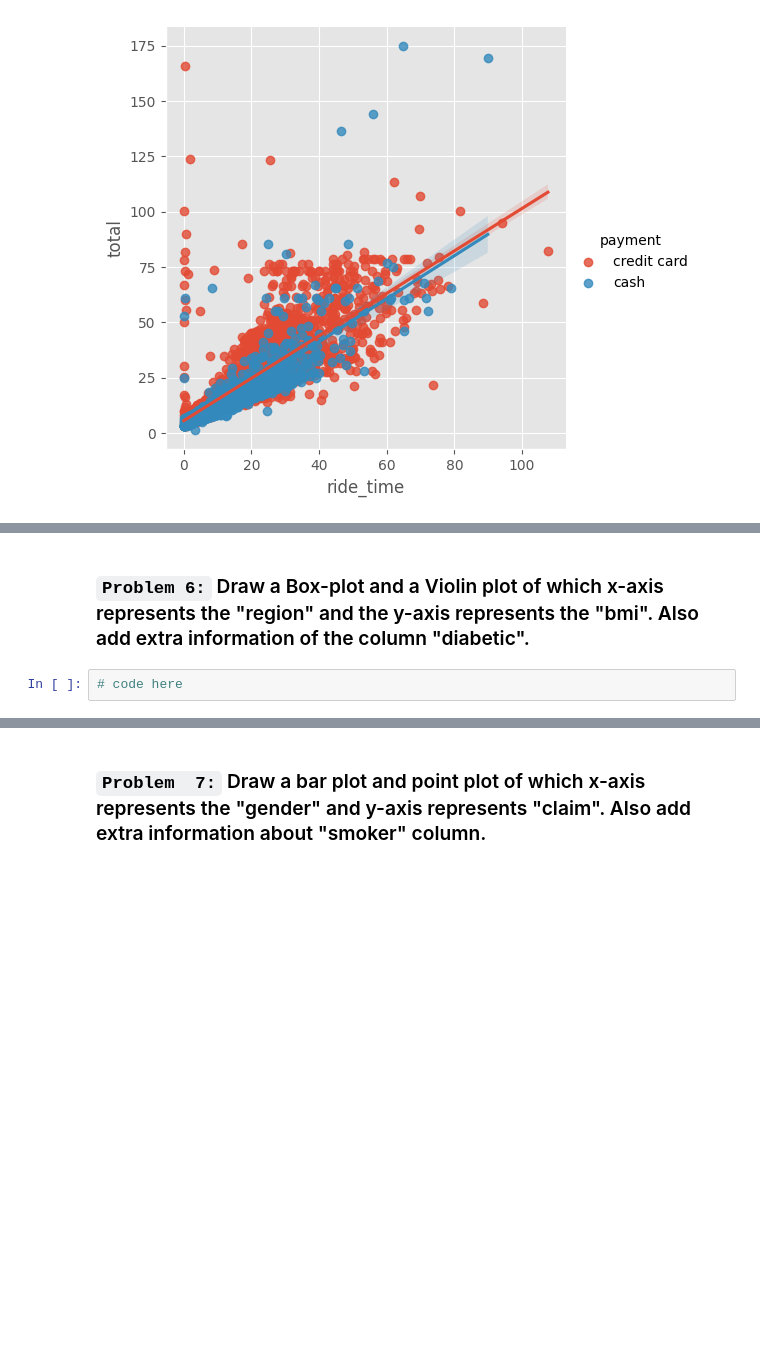
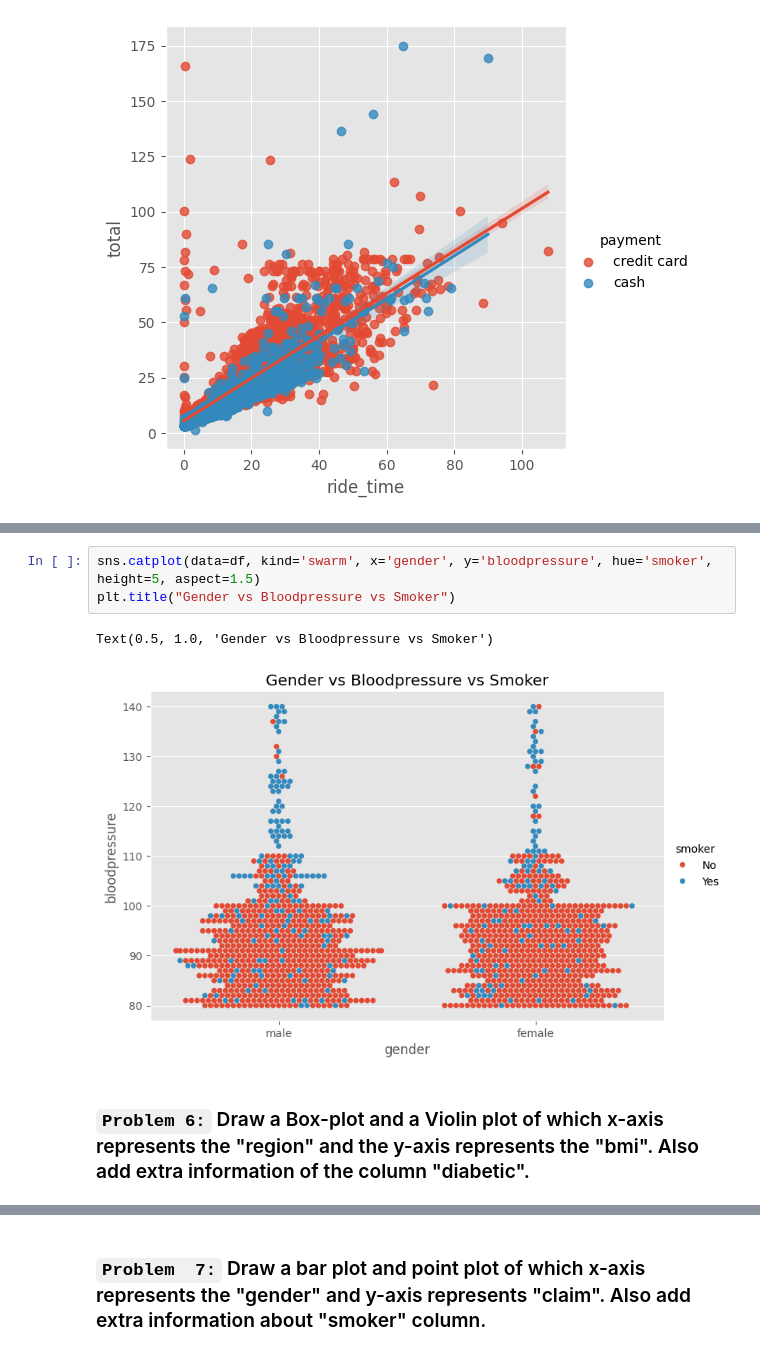
Before and after one commit to visheshbpatel/data-science, a Jupyter notebook: 06-data-visualization/26-seaborn-02/02-task.ipynb, the cells around one changed output, grey strips where cells are left out. Drawn from its saved outputs; the diff is of its cells as text; blank space fills up the shorter version.

```diff
--- a/06-data-visualization/26-seaborn-02/02-task.ipynb
+++ b/06-data-visualization/26-seaborn-02/02-task.ipynb
@@ -127,4 +150,8 @@ sns.lmplot(df, x='ride_time', y='total', hue='payment')
+# %%
+sns.catplot(data=df, kind='swarm', x='gender', y='bloodpressure', hue='smoker', height=5, aspect=1.5)
+plt.title("Gender vs Bloodpressure vs Smoker")
+# %% [output]
+Text(0.5, 1.0, 'Gender vs Bloodpressure vs Smoker')
+[figure, added]
 # %% [markdown]
 ### **`Problem 6:`** Draw a Box-plot and a Violin plot of which x-axis represents the "region" and the y-axis represents the "bmi". Also add extra information of the column "diabetic".
-# %%
-# code here
```
Also changed, not shown: parts of 21 cells of this notebook.
